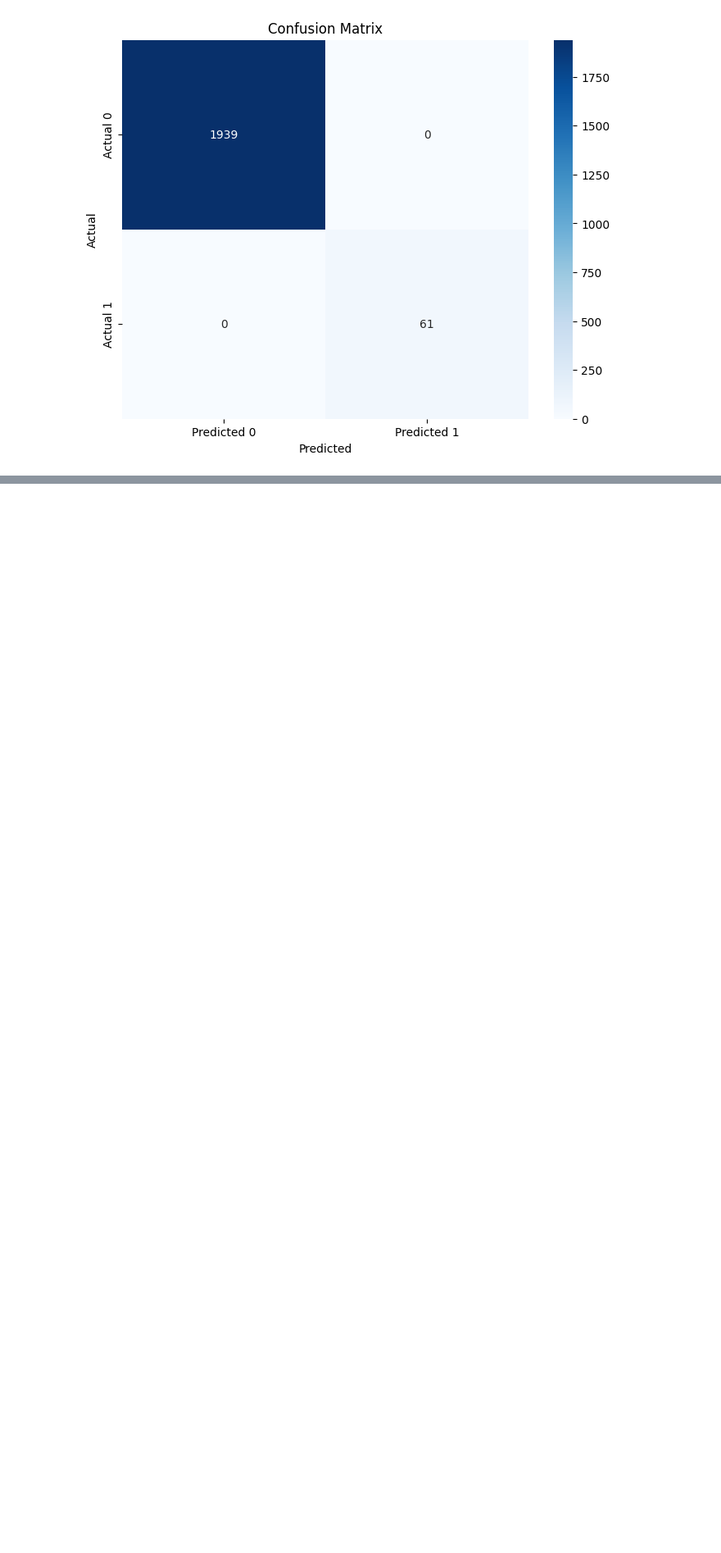
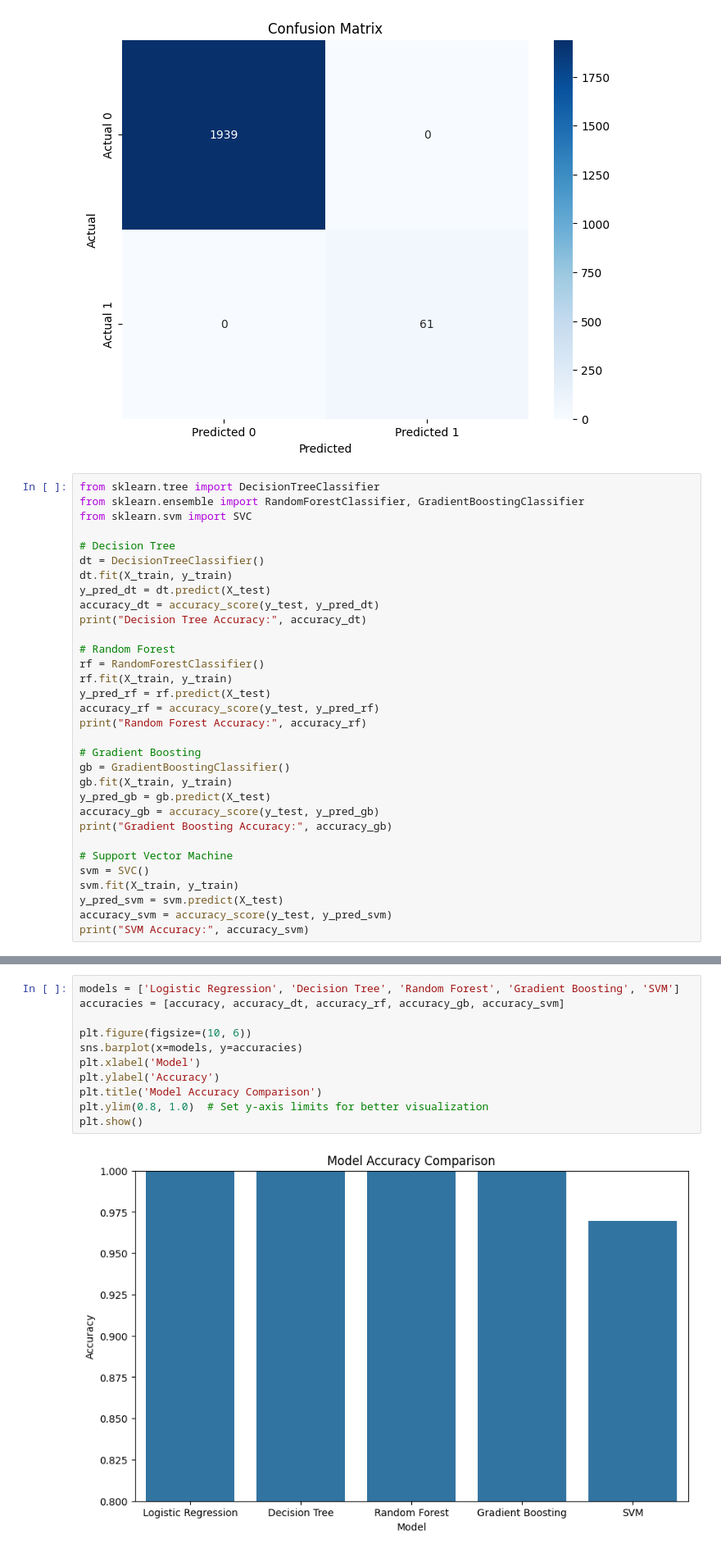
Before and after one commit to Ahmed-Islam-AI/100DaysOfBytewise, a Jupyter notebook: Projects/Machine Failure Week 4 Project/Machine_Failure_Prediction.ipynb, the cells around one changed output, grey strips where cells are left out. Shown at 82% size. Saved outputs shown, nothing was run; the diff lists cells and outputs as text; blank space fills up the shorter version.

```diff
--- a/Projects/Machine Failure Week 4 Project/Machine_Failure_Prediction.ipynb
+++ b/Projects/Machine Failure Week 4 Project/Machine_Failure_Prediction.ipynb
@@ -315,3 +322,35 @@ plt.title('Confusion Matrix')
 plt.show()
 # %% [output]
 [figure]
+# %%
+from sklearn.tree import DecisionTreeClassifier
+from sklearn.ensemble import RandomForestClassifier, GradientBoostingClassifier
+from sklearn.svm import SVC
+
+# Decision Tree
+dt = DecisionTreeClassifier()
+dt.fit(X_train, y_train)
+y_pred_dt = dt.predict(X_test)
+accuracy_dt = accuracy_score(y_test, y_pred_dt)
+print("Decision Tree Accuracy:", accuracy_dt)
+
+# Random Forest
+rf = RandomForestClassifier()
+rf.fit(X_train, y_train)
+y_pred_rf = rf.predict(X_test)
+accuracy_rf = accuracy_score(y_test, y_pred_rf)
+print("Random Forest Accuracy:", accuracy_rf)
+
+# Gradient Boosting
+gb = GradientBoostingClassifier()
+gb.fit(X_train, y_train)
+y_pred_gb = gb.predict(X_test)
+accuracy_gb = accuracy_score(y_test, y_pred_gb)
+print("Gradient Boosting Accuracy:", accuracy_gb)
+
+# Support Vector Machine
+svm = SVC()
+svm.fit(X_train, y_train)
+y_pred_svm = svm.predict(X_test)
+accuracy_svm = accuracy_score(y_test, y_pred_svm)
+print("SVM Accuracy:", accuracy_svm)
@@ -317,0 +362,13 @@ plt.show()
+# %%
+models = ['Logistic Regression', 'Decision Tree', 'Random Forest', 'Gradient Boosting', 'SVM']
+accuracies = [accuracy, accuracy_dt, accuracy_rf, accuracy_gb, accuracy_svm]
+
+plt.figure(figsize=(10, 6))
+sns.barplot(x=models, y=accuracies)
+plt.xlabel('Model')
+plt.ylabel('Accuracy')
+plt.title('Model Accuracy Comparison')
+plt.ylim(0.8, 1.0)  # Set y-axis limits for better visualization
+plt.show()
+# %% [output]
+[figure, added]
```
Also changed, not shown: parts of 5 cells of this notebook.
